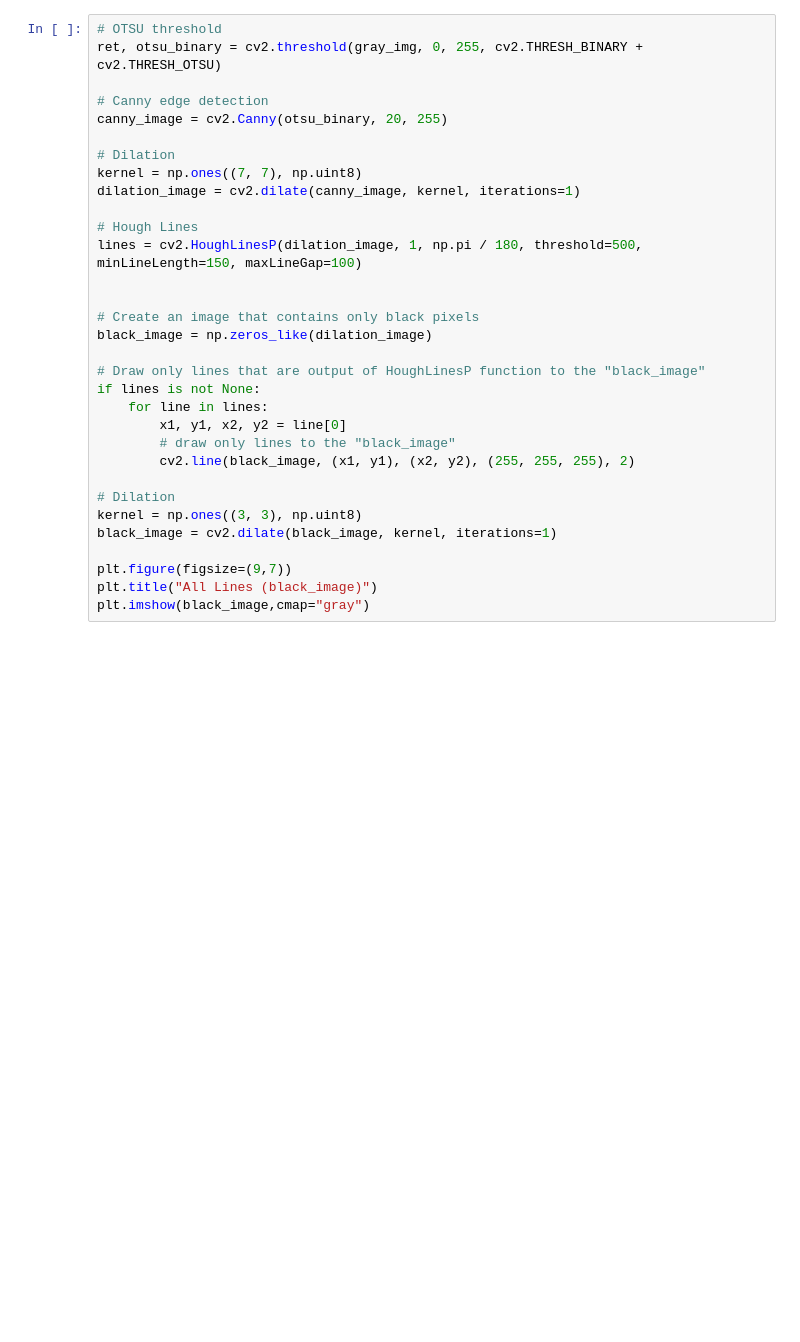
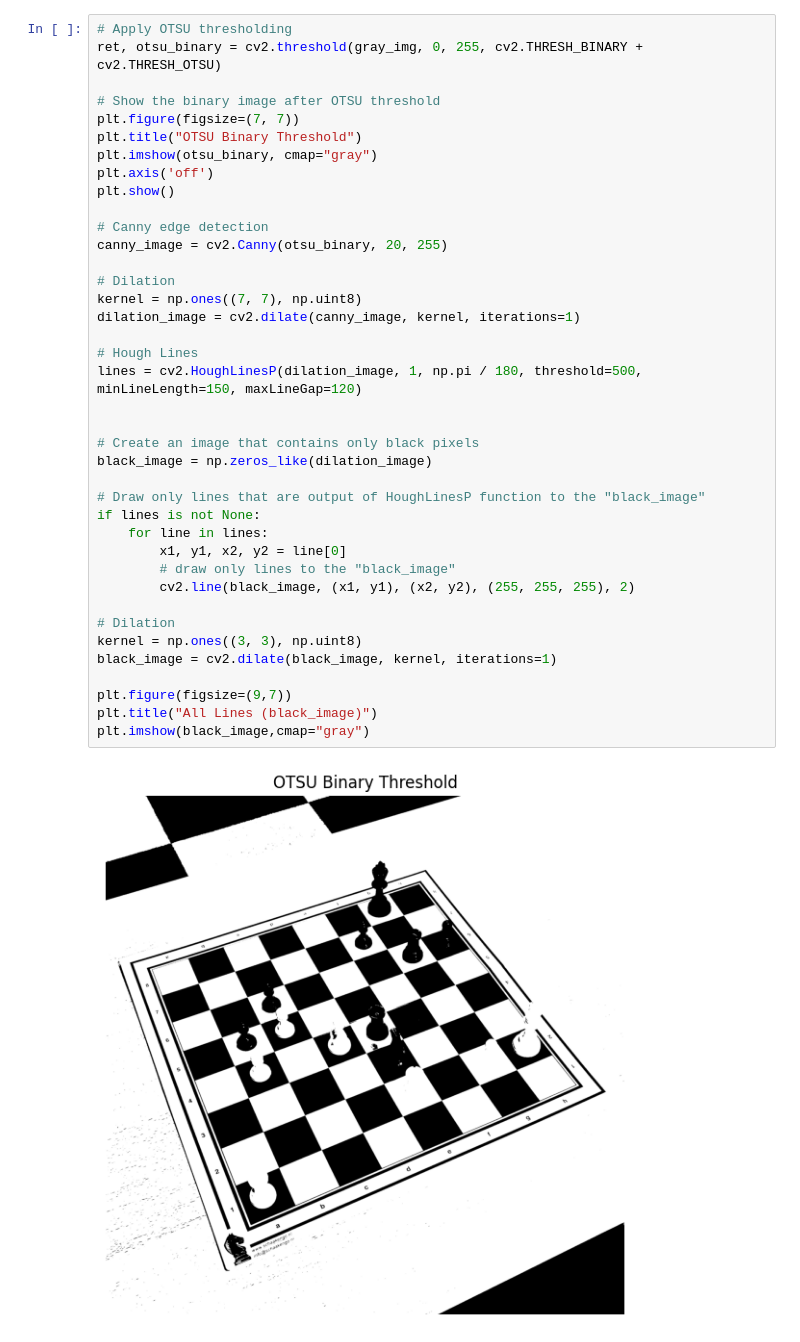
Before and after one commit to jmlima1234/VC_project, a Jupyter notebook: simple_implementation.ipynb, the cells around one changed output. Cells and saved outputs as stored; diff of their text form; blank space fills up the shorter version.

```diff
--- a/simple_implementation.ipynb
+++ b/simple_implementation.ipynb
@@ -20,34 +30,42 @@ Text(0.5, 1.0, 'Original Image')
 # %%
-# OTSU threshold
+# Apply OTSU thresholding
 ret, otsu_binary = cv2.threshold(gray_img, 0, 255, cv2.THRESH_BINARY + cv2.THRESH_OTSU)
+
+# Show the binary image after OTSU threshold
+plt.figure(figsize=(7, 7))
+plt.title("OTSU Binary Threshold")
+plt.imshow(otsu_binary, cmap="gray")
+plt.axis('off')
+plt.show()
 
 # Canny edge detection
 canny_image = cv2.Canny(otsu_binary, 20, 255)
 
 # Dilation
 kernel = np.ones((7, 7), np.uint8)
 dilation_image = cv2.dilate(canny_image, kernel, iterations=1)
 
 # Hough Lines
-lines = cv2.HoughLinesP(dilation_image, 1, np.pi / 180, threshold=500, minLineLength=150, maxLineGap=100)
+lines = cv2.HoughLinesP(dilation_image, 1, np.pi / 180, threshold=500, minLineLength=150, maxLineGap=120)
 
 
 # Create an image that contains only black pixels
 black_image = np.zeros_like(dilation_image)
 
 # Draw only lines that are output of HoughLinesP function to the "black_image"
 if lines is not None:
     for line in lines:
         x1, y1, x2, y2 = line[0]
         # draw only lines to the "black_image"
         cv2.line(black_image, (x1, y1), (x2, y2), (255, 255, 255), 2)
 
 # Dilation
 kernel = np.ones((3, 3), np.uint8)
 black_image = cv2.dilate(black_image, kernel, iterations=1)
 
 plt.figure(figsize=(9,7))
 plt.title("All Lines (black_image)")
 plt.imshow(black_image,cmap="gray")
 # %% [output]
+[figure, new version]
 <matplotlib.image.AxesImage at 0x...>
```
Also changed, not shown: parts of 6 cells of this notebook, 51 other files.
